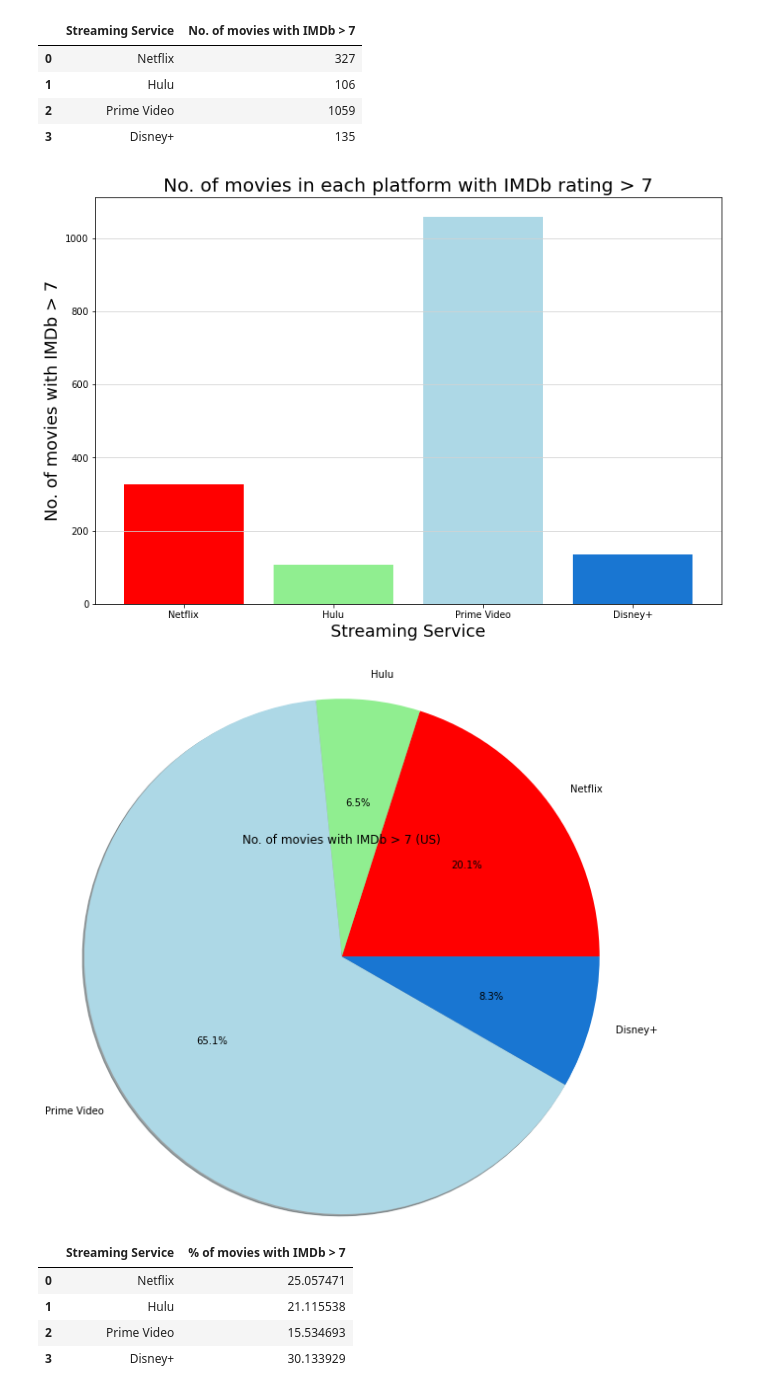
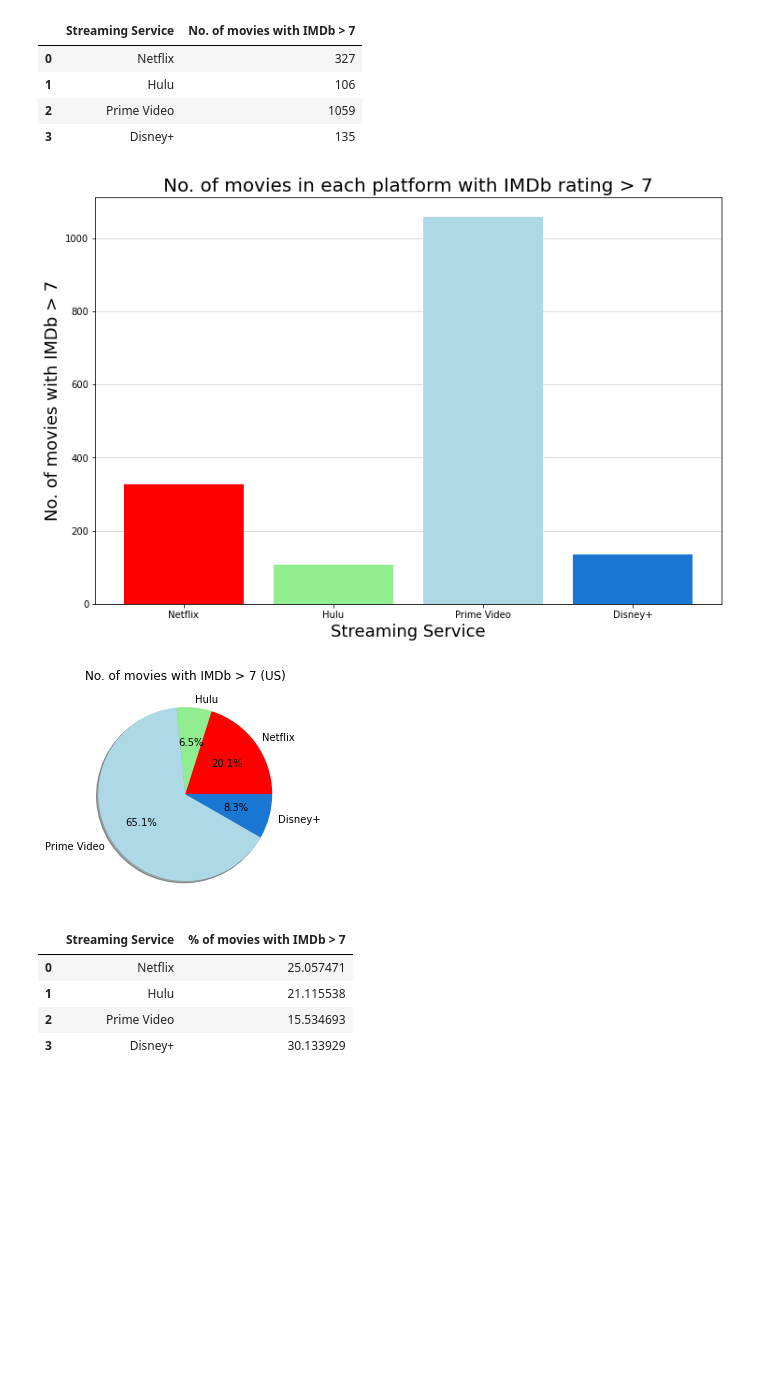
Before and after one commit to jacance/streaming-service-analysis, a Jupyter notebook: huluprimeflix_tara.ipynb, the cells around one changed output. Drawn from its saved outputs; the diff is of its cells as text; code cells hidden in the pictures; blank space fills up the shorter version.

```diff
--- a/huluprimeflix_tara.ipynb
+++ b/huluprimeflix_tara.ipynb
@@ -925,8 +934,10 @@ print(count_RT60)
 
 #Plot the bar chart
 plt.figure(figsize=(12,8))
+#Hide grid lines behind bars
+plt.rcParams['axes.axisbelow'] = True
 plt.grid(axis='y', color='lightgrey')
-plt.bar(percent_imdb['Streaming Service'], count_RT60['No. of movies with RT > 60'],
+plt.bar(count_RT60['Streaming Service'], count_RT60['No. of movies with RT > 60'],
                                          color=["red", "lightgreen","lightblue", "#1976d2"],
                                         alpha = 1, align="center")
 
@@ -1029,5 +1040,7 @@ plt.title('Year of movie release v/s  No. of movies available across platforms',
 
 plt.ylabel('No.of movies available to watch', fontsize=16)
 plt.xlabel('Year of movie release', fontsize=16)
+#Hide grid lines behind bars
+plt.rcParams['axes.axisbelow'] = True
 plt.grid(axis='y', color='lightgrey')
 # %% [output]
@@ -1084,11 +1097,14 @@ year_merge_US.set_index('Year')
 | 2019 | 181 | 65 | 100 | 17 |
 | 2020 | 53 | 5 | 16 | 9 |
 # %%
-year_merge_US.plot.bar('Year',  color=["red", "lightgreen", "lightblue", "#1976d2"], figsize=(10,8), width=0.7)
+year_merge_US.plot.bar('Year',  color=["red", "lightgreen", "lightblue", "#1976d2"], figsize=(10,8), width=0.7,
+                                      alpha=1, align='center')
 
 plt.title('Year of movie release v/s  No. of movies available across platforms(US)', fontsize=16)
 
 plt.ylabel('No.of movies available to watch', fontsize=16)
 plt.xlabel('Year of movie release', fontsize=16)
+#Hide grid lines behind bars
+plt.rcParams['axes.axisbelow'] = True
 plt.grid(axis='y', color='lightgrey')
 # %% [output]
@@ -1287,6 +1303,8 @@ imdb_scores_US
 
 #Plot the bar chart
 plt.figure(figsize=(12,8))
+#Hide grid lines behind bars
+plt.rcParams['axes.axisbelow'] = True
 plt.grid(axis='y', color='lightgrey')
 plt.bar(imdb_scores_US['Streaming Service'], imdb_scores_US['No. of movies with IMDb > 7'],
                                          color=["red", "lightgreen","lightblue", "#1976d2"],
@@ -1302,15 +1320,15 @@ plt.ylabel("No. of movies with IMDb > 7", fontsize=18)
 #plt.savefig("Images/total_movies.png")
 plt.show()
 # %% [output]
-[figure, old version]
+[figure, new version]
 # %%
 plt.pie(imdb_scores_US["No. of movies with IMDb > 7"], labels=streaming_services,
-        colors=["red", "lightgreen", "lightblue", "#1976d2"], shadow=True, autopct="%1.1f%%", radius=3)
+        colors=["red", "lightgreen", "lightblue", "#1976d2"], shadow=True, autopct="%1.1f%%")
 
 plt.title("No. of movies with IMDb > 7 (US)")
 plt.show()
 # %% [output]
-[figure, old version]
+[figure, new version]
 # %%
 #Analysing percentage of movies in US in each platform with IMDb > 7
 
```
Also changed, not shown: parts of 37 cells of this notebook.
